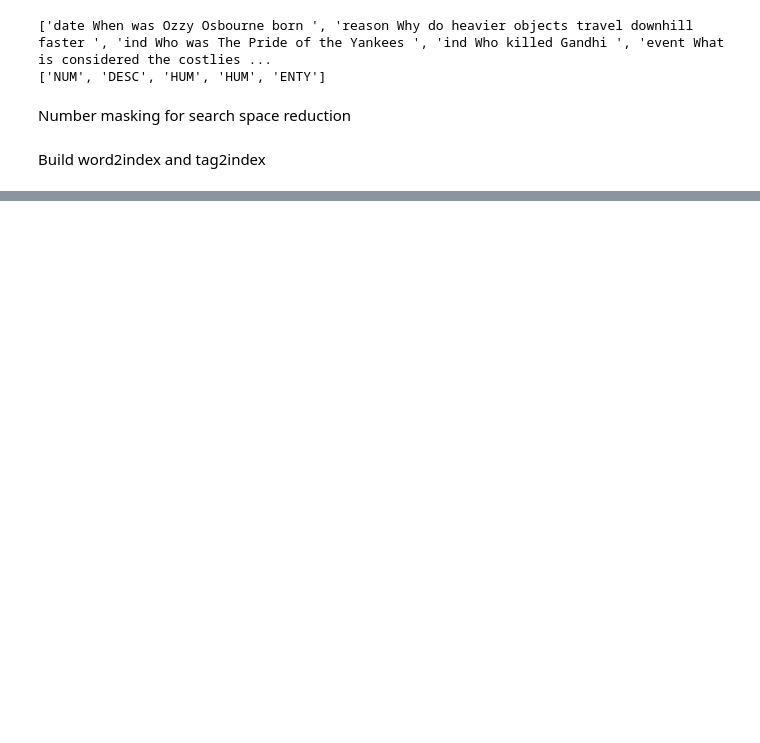
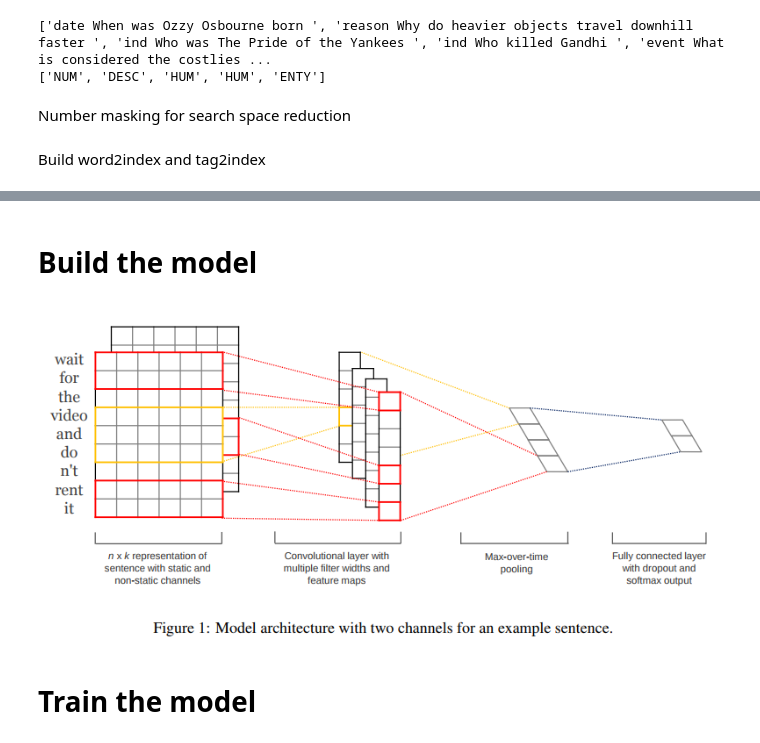
Before and after one commit to BlueAsuka/LanguageModel, a Jupyter notebook: from_torch/cnn_text_classifier.ipynb, the cells around one changed output, grey strips where cells are left out. Saved outputs shown, nothing was run; the diff lists cells and outputs as text; code cells hidden in the pictures; blank space fills up the shorter version.

Commit message:
Train the CNN question classifier

```diff
--- a/from_torch/cnn_text_classifier.ipynb
+++ b/from_torch/cnn_text_classifier.ipynb
@@ -102,0 +244,6 @@ Total tags: 6
+# %% [markdown]
+# Build the model
+# %%
+display.Image('imgs/cnn-for-text-architecture.png')
+# %% [output]
+[figure, added]
@@ -102,0 +281,2 @@ Total tags: 6
+# %% [markdown]
+# Train the model
```
Also changed, not shown: parts of 32 cells of this notebook, 2 other files.
